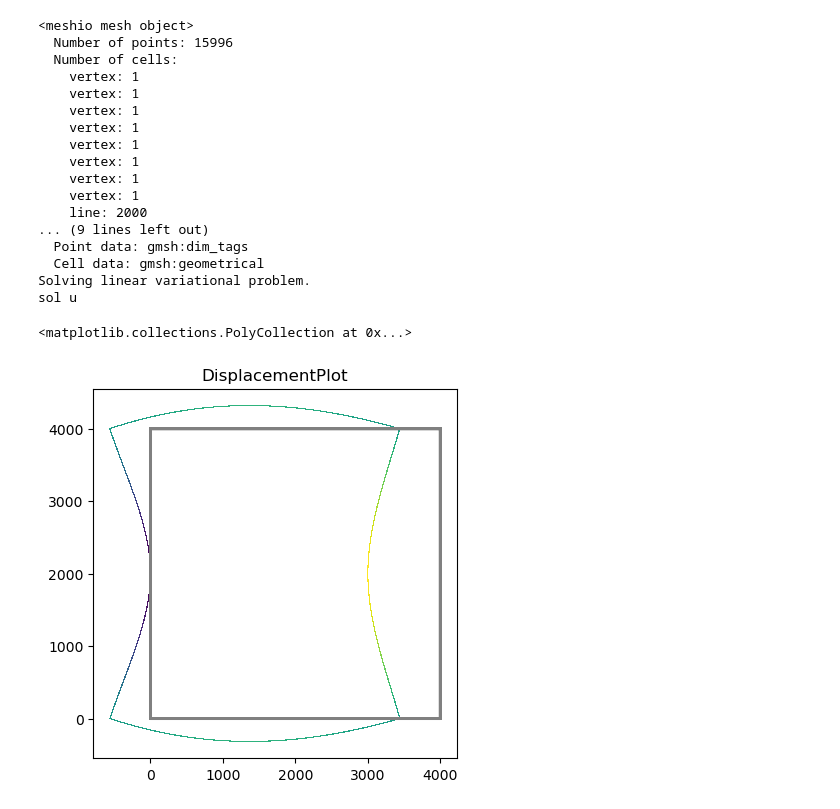
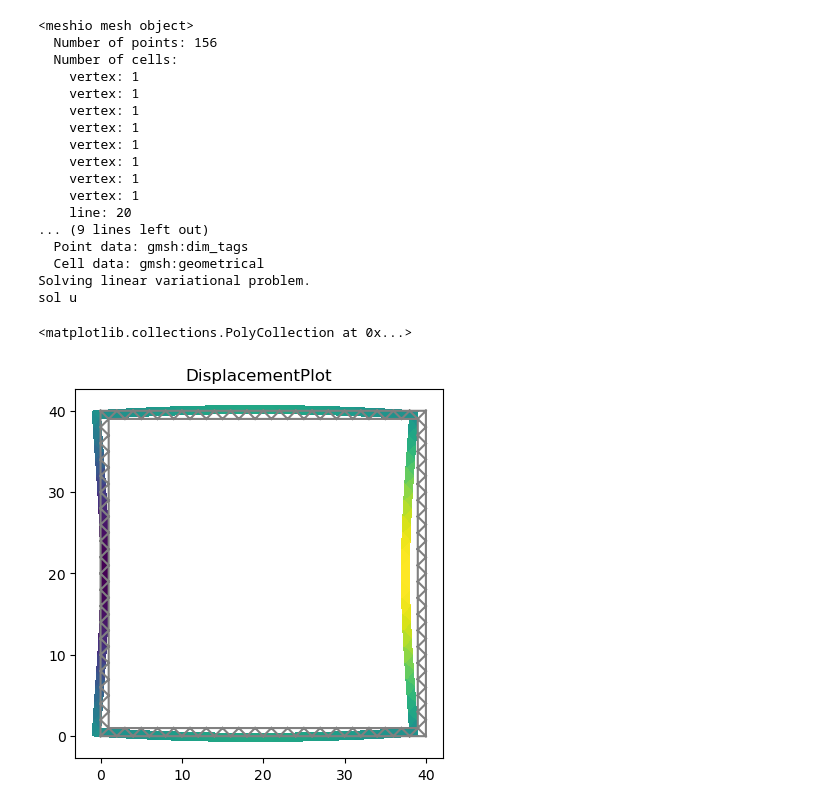
Before and after one commit to grohalex/Project2023, a Jupyter notebook: smallSquareMesh.ipynb, the cells around one changed output. Saved outputs shown, nothing was run; the diff lists cells and outputs as text; code cells hidden in the pictures.

```diff
--- a/smallSquareMesh.ipynb
+++ b/smallSquareMesh.ipynb
@@ -328,9 +430,10 @@ gmsh.finalize()
 # small square mesh FEniCS based FEA
 
 # FEniCS works for the imported mesh!
+#from dolfin import *
+#from fenics import *
+import meshio
 from dolfin import *
-from fenics import *
-import meshio
 from ufl import nabla_div
 
 
@@ -340,8 +443,8 @@ def create_mesh(mesh, cell_type):
     out_mesh = meshio.Mesh(points=mesh.points[:,:2], cells={cell_type: cells}, cell_data={"name_to_read": [cell_data]})
     return out_mesh
 
-#msh = meshio.read("./meshes/smallSquare80.msh")
-msh = meshio.read("./meshes/smallSquare4000.msh")
+msh = meshio.read("./meshes/smallSquare40.msh")
+#msh = meshio.read("./meshes/smallSquare4000.msh")
 # msh = meshio.read("./meshes/smallSquare.msh")
 #msh = meshio.read("./meshes/warwick_mesh.msh")
 #msh = meshio.read("./meshes/test_mesh7.msh")
@@ -351,8 +454,6 @@ triangle_mesh = create_mesh(msh, "triangle")
 line_mesh = create_mesh(msh, "line")
 meshio.write("mesh.xdmf", triangle_mesh)
 meshio.write("mf.xdmf", line_mesh)
-
-from dolfin import *
 
 mesh = Mesh()
 mvc = MeshValueCollection("size_t", mesh, mesh.topology().dim())
@@ -387,17 +488,17 @@ tol = 1.5
 
 def clamped_middle(x, on_boundary): # beam is only fixed in the middle
     #return on_boundary and near(x[0], 0, tol) and near(x[1], 20, tol)#x[0] < tol
-    return on_boundary and near(x[0], 0, tol) and near(x[1], 2000, tol)#x[0] < tol
+    return on_boundary and near(x[0], 0, tol) and near(x[1], 20, tol)#x[0] < tol
 
 
 def force_in_middle(x, on_boundary):
-    return on_boundary and near(x[0], 4000, tol) and near(x[1], 2000, tol)
+    return on_boundary and near(x[0], 40, tol) and near(x[1], 20, tol)
 
 
 # https://fenicsproject.discourse.group/t/transitioning-from-mesh-xml-to-mesh-xdmf-from-dolfin-convert-to-meshio/412/93
 
 # Boundary conditions
-bc1 = DirichletBC(V, Constant((-1000, 0)), force_in_middle)
+bc1 = DirichletBC(V, Constant((-2, 0)), force_in_middle)
 bc2 = DirichletBC(V, Constant((0, 0)), clamped_middle)
 
 # Combine dirichlet boundary conditions
@@ -419,33 +520,33 @@ d = u.geometric_dimension()     # space dimension
 v = TestFunction(V)
 f = Constant((0, 0))
 T = Constant((0, 0))
 a = inner(sigma(u), epsilon(v)) * dx
 L = dot(f, v) * dx + dot(T, v) * ds
 
 # Compute solution
 u = Function(V)
 solve(a == L, u, bcs)
 
 # Plot solution
 print('sol u')
 plot(u, title='DisplacementPlot', mode='displacement')
 # %% [output]
 <meshio mesh object>
-  Number of points: 15996
+  Number of points: 156
   Number of cells:
     vertex: 1
     vertex: 1
     vertex: 1
     vertex: 1
     vertex: 1
     vertex: 1
     vertex: 1
     vertex: 1
-    line: 2000
+    line: 20
 ... (9 lines left out)
   Point data: gmsh:dim_tags
   Cell data: gmsh:geometrical
 Solving linear variational problem.
 sol u
 <matplotlib.collections.PolyCollection at 0x...>
-[figure, old version]
+[figure, new version]
```
Also changed, not shown: parts of 2 cells of this notebook.
